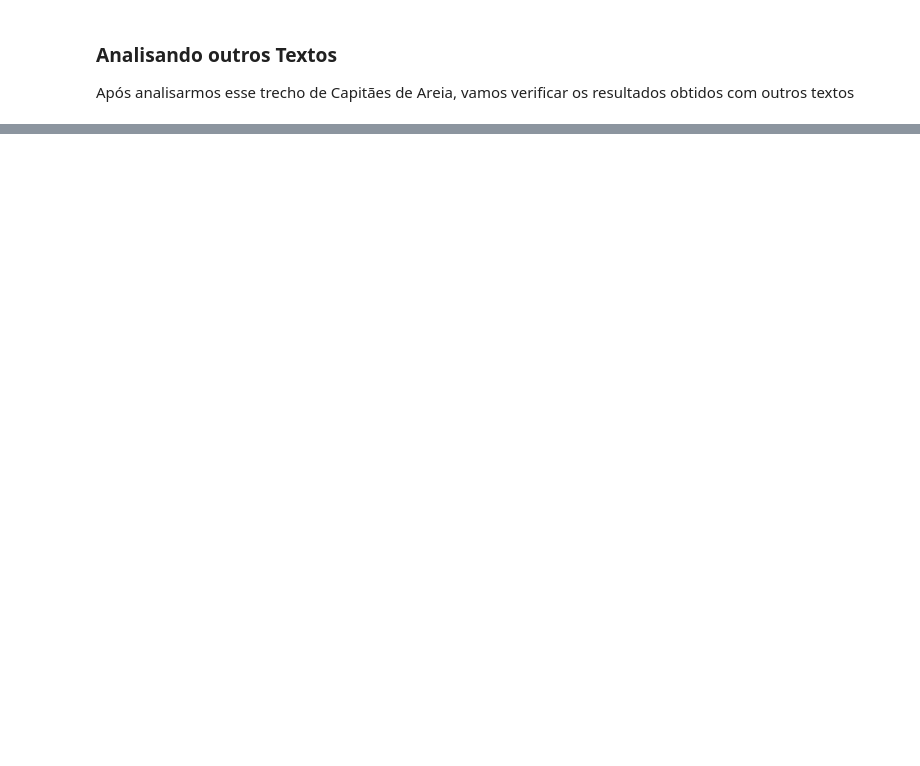
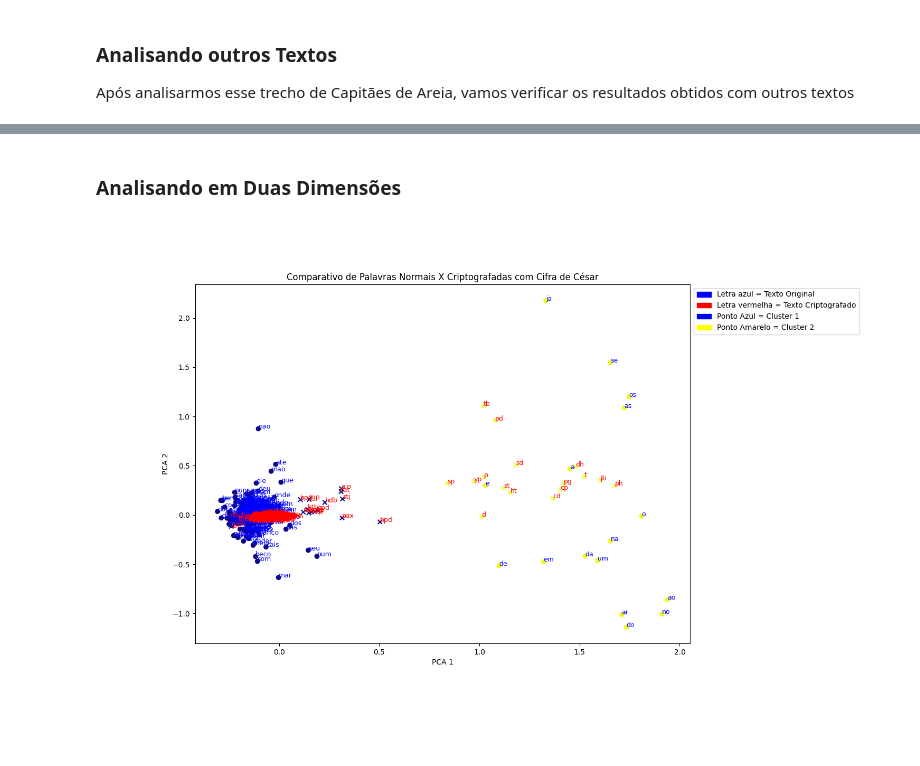
Before and after one commit to saitoi/projeto-final-cocada, a Jupyter notebook: Relatorio Final Cocada (1).ipynb, the cells around one changed output, grey strips where cells are left out. Cells and saved outputs as stored; diff of their text form; code cells hidden in the pictures; blank space fills up the shorter version.

```diff
--- a/Relatorio Final Cocada (1).ipynb
+++ b/Relatorio Final Cocada (1).ipynb
@@ -480,0 +489,16 @@ Tamanho total das projeções para poema usando cifra_cesar:  18.78619858222053
+# %% [markdown]
+### Analisando em Duas Dimensões
+# %%
+%matplotlib widget
+import fasttext
+from base_funcoes import *
+import numpy as np
+
+amostra = 'paragrafos'
+metodo = 'cifra_cesar'
+deslocamento = 15
+titulo = 'Comparativo de Palavras Normais X Criptografadas com Cifra de César'
+
+vetores_reduzidos_originais, vetores_reduzidos_criptografados, tamanhos_projecoes = processamento_plotting_2d(amostra=amostra, metodo=metodo, deslocamento=deslocamento, titulo=titulo)
+# %% [output]
+[figure, added]
```
Also changed, not shown: parts of 17 cells of this notebook, 17 other files.
